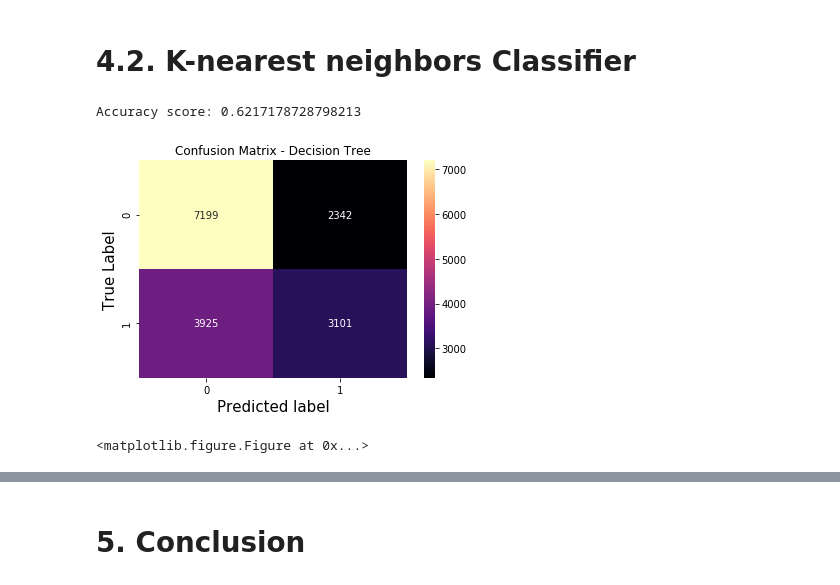
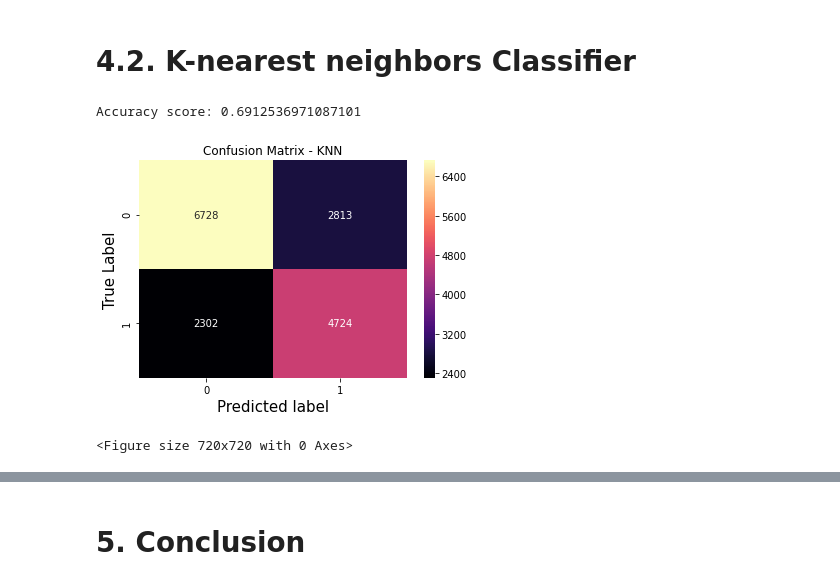
Before and after one commit to happyPrince169/Starbucks_Capstone_Challenge, a Jupyter notebook: Starbucks_Capstone_notebook.ipynb, the cells around one changed output, grey strips where cells are left out. Cells and saved outputs as stored; diff of their text form; code cells hidden in the pictures.

```diff
--- a/Starbucks_Capstone_notebook.ipynb
+++ b/Starbucks_Capstone_notebook.ipynb
@@ -265,4 +305,7 @@ pivot_transcript.head()
 pivot_transcript = pivot_transcript.merge(transaction_amount, how='outer', left_on='person', right_on='person')
+# %%
+# Rename columns
+pivot_transcript.rename(columns = {'offer completed':'offer_completed', 'offer received':'offer_received', 'offer viewed':'offer_viewed'}, inplace = True)
 # %%
 # Merge transcript and profile based on customer id
 transcript_profile = pivot_transcript.merge(profile, how='outer', left_on='person', right_on='id').drop(columns=['id'])
@@ -272,3 +315 @@ transcript_profile_portfolio = transcript_profile.merge(portfolio, how='outer',
-# %%
-transcript_profile_portfolio.rename(columns = {'offer completed':'offer_completed', 'offer received':'offer_received', 'offer viewed':'offer_viewed'}, inplace = True)
 # %%
@@ -305,9 +357,6 @@ reward                 6
 dtype: int64
 # %%
 merged_df = transcript_profile_portfolio
-# %%
-# Dealing with null values of income
-merged_df['income']=merged_df['income'].fillna(merged_df['income'].mean())
 # %%
 # Dealing with other null values
 merged_df = merged_df.dropna(how='any',axis=0)
@@ -387,7 +468,8 @@ Text(0.5,1,'Percentage of customers who got successful offers')
 # %% [markdown]
 # 4. Predictive Modeling
 # %%
-features = merged_df.drop(columns=['offer_id', 'person', 'offer_completed','offer_received', 'offer_viewed', 'trans_amount'])
+# We remove the columns that have the same meaning as index value
+features = merged_df.drop(columns=['offer_id', 'person', 'offer_completed','offer_received', 'offer_viewed','became_member_on'])
 # %%
 features.info()
 # %% [output]
@@ -486,26 +576,27 @@ from sklearn.neighbors import KNeighborsClassifier
 # %%
+# Build KNN Classifier model
 model = KNeighborsClassifier(n_neighbors=50)
 model.fit(x_train, y_train)
 y_pred = model.predict(x_test)
 # accuracy score of the model
 accuracy_score = model.score(x_test, y_test)
+
+print(f"Accuracy score: {accuracy_score}")
+# %% [output]
+Accuracy score: 0.6912536971087101
-# %%
-print(f"Accuracy score: {accuracy_score}")
-# %% [output]
-Accuracy score: 0.6217178728798213
 # %%
 confusion_matrix = metrics.confusion_matrix(y_test, y_pred)
 matrix_df = pd.DataFrame(confusion_matrix)
 ax = plt.axes()
 plt.figure(figsize=(10,10))
 sns.heatmap(matrix_df, annot= True, fmt="g", ax=ax, cmap="magma")
-ax.set_title('Confusion Matrix - Decision Tree')
+ax.set_title('Confusion Matrix - KNN')
 ax.set_xlabel("Predicted label", fontsize=15)
 ax.set_ylabel("True Label", fontsize=15)
 plt.show()
 # %% [output]
-[figure, old version]
+[figure, new version]
-<matplotlib.figure.Figure at 0x...>
+<Figure size 720x720 with 0 Axes>
 # %%
 # Classification report
 print(classification_report(y_test, y_pred))
```
Also changed, not shown: parts of 47 cells of this notebook, 4 other files.
